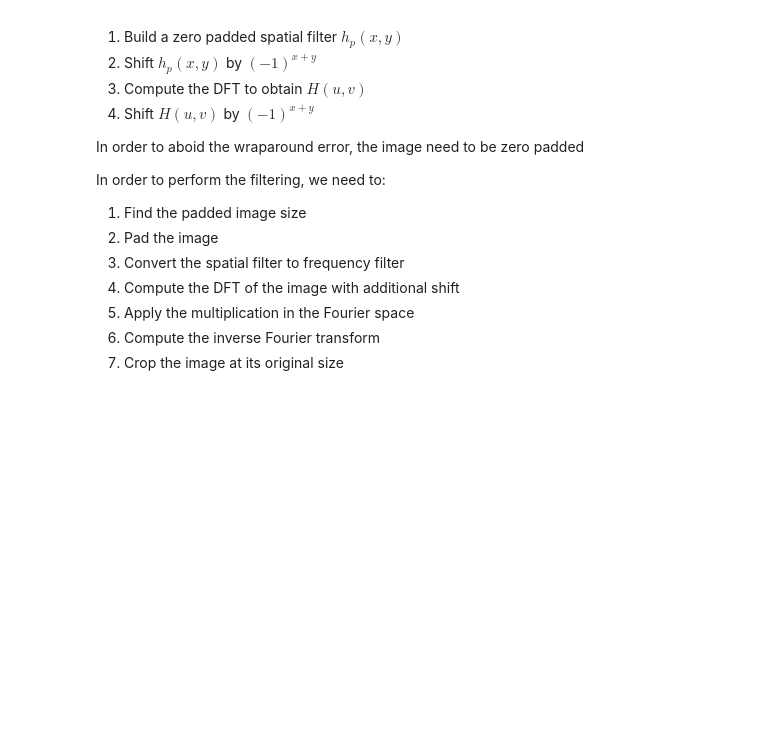
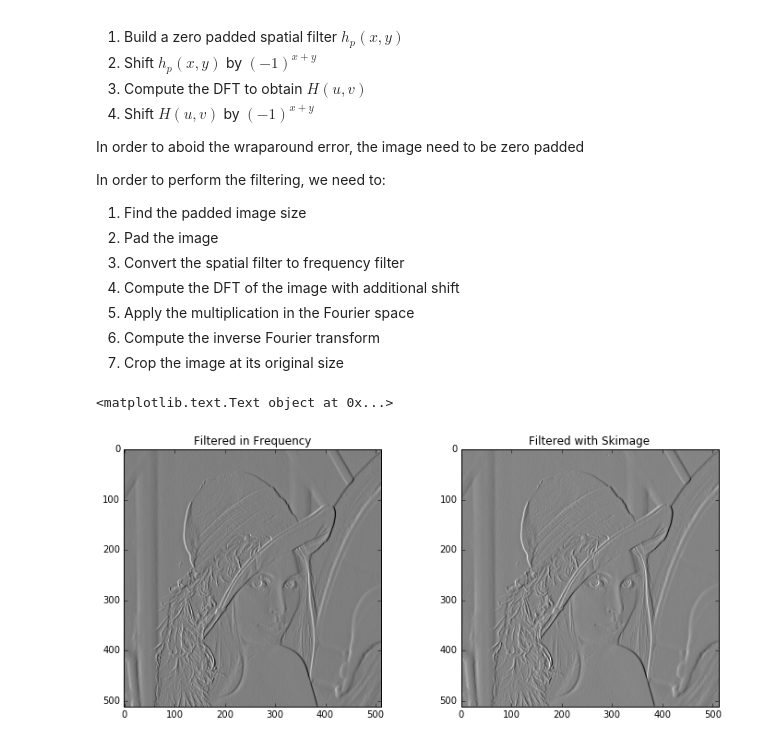
Before and after one commit to nayeem78/DSP-TP-1617, a Jupyter notebook: Lab5/python/Lab5.ipynb, the cells around one changed output. Saved outputs shown, nothing was run; the diff lists cells and outputs as text; code cells hidden in the pictures; blank space fills up the shorter version.

Commit message:
Lab5 with sobel filter:uncompleted

```diff
--- a/Lab5/python/Lab5.ipynb
+++ b/Lab5/python/Lab5.ipynb
@@ -413,3 +444,51 @@ In order to perform the filtering, we need to:
 1. Apply the multiplication in the Fourier space
 1. Compute the inverse Fourier transform
 1. Crop the image at its original size
+# %%
+img_lena = img_as_float(io.imread('../images/lena-grey.bmp'))
+
+hp = np.zeros((img_lena.shape[0]*2, img_lena.shape[1]*2))
+
+#Add sobel operator
+sobel_vertical = np.array([[1, 0, -1],
+                           [2, 0, -2],
+                           [1, 0, -1]])
+
+hp[0:3, 0:3] = sobel_vertical
+
+#Shift to center frequencies
+for x in range(hp.shape[0]):
+    for y in range(hp.shape[1]):
+        hp[x, y] *= np.power(-1, x+y)
+
+H = np.fft.fft2(hp)
+
+#Shift to uncenter frequencies
+for x in range(H.shape[0]):
+    for y in range(H.shape[1]):
+        H[x, y] *= np.power(-1, x+y)
+
+#Build Padded image
+img_lena_padded = np.zeros((img_lena.shape[0]*2, img_lena.shape[1]*2))
+img_lena_padded[0:img_lena.shape[0], 0:img_lena.shape[1]] = img_lena
+
+#Compute FFT of lena
+img_lena_pad_freq = np.fft.fftshift(np.fft.fft2(img_lena_padded))
+
+img_lena_filtered_freq = np.multiply(img_lena_pad_freq, H)
+
+img_lena_filtered_freq = np.fft.ifft2(np.fft.fftshift(img_lena_filtered_freq))
+
+img_lena_filtered_freq = img_lena_filtered_freq[img_lena.shape[0]:, img_lena.shape[1]:]
+
+img_lena_sobel_v = filters.sobel_v(img_lena)
+
+
+f, (ax0, ax1) = plt.subplots(1, 2, figsize=(12,5))
+ax0.imshow(np.real(img_lena_filtered_freq), cmap='gray')
+ax0.set_title('Filtered in Frequency')
+ax1.imshow(img_lena_sobel_v, cmap='gray')
+ax1.set_title('Filtered with Skimage')
+# %% [output]
+<matplotlib.text.Text object at 0x...>
+[figure, added]
```
Also changed, not shown: parts of 2 cells of this notebook.
